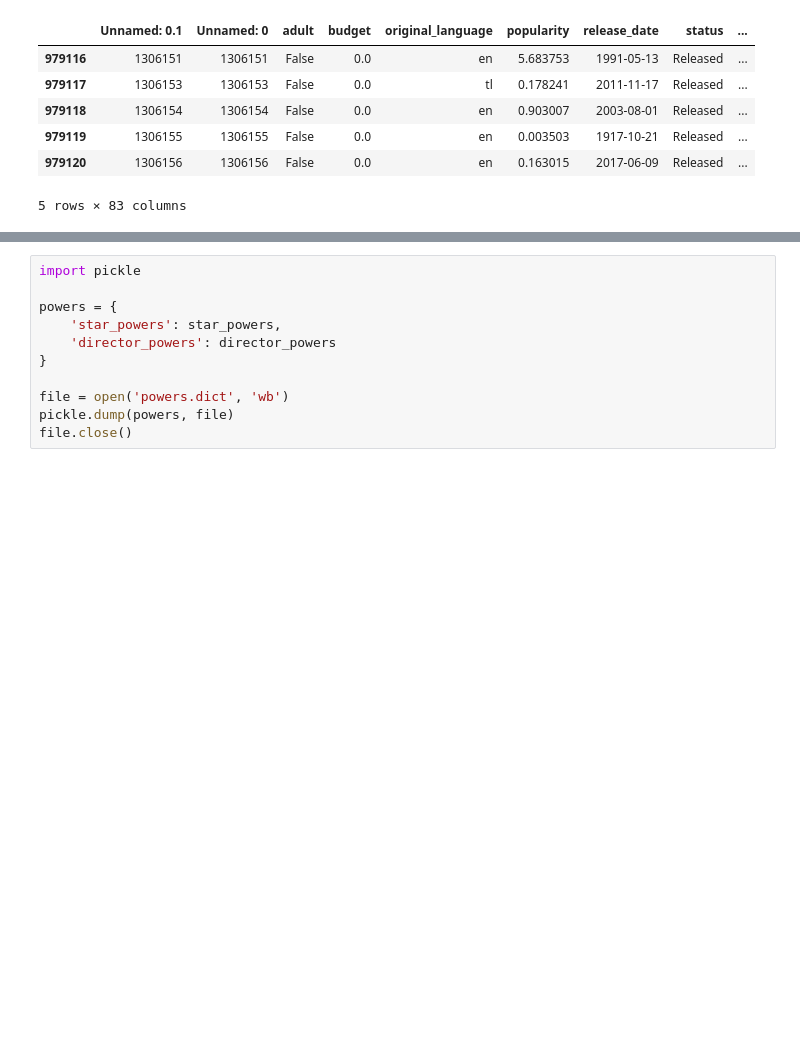
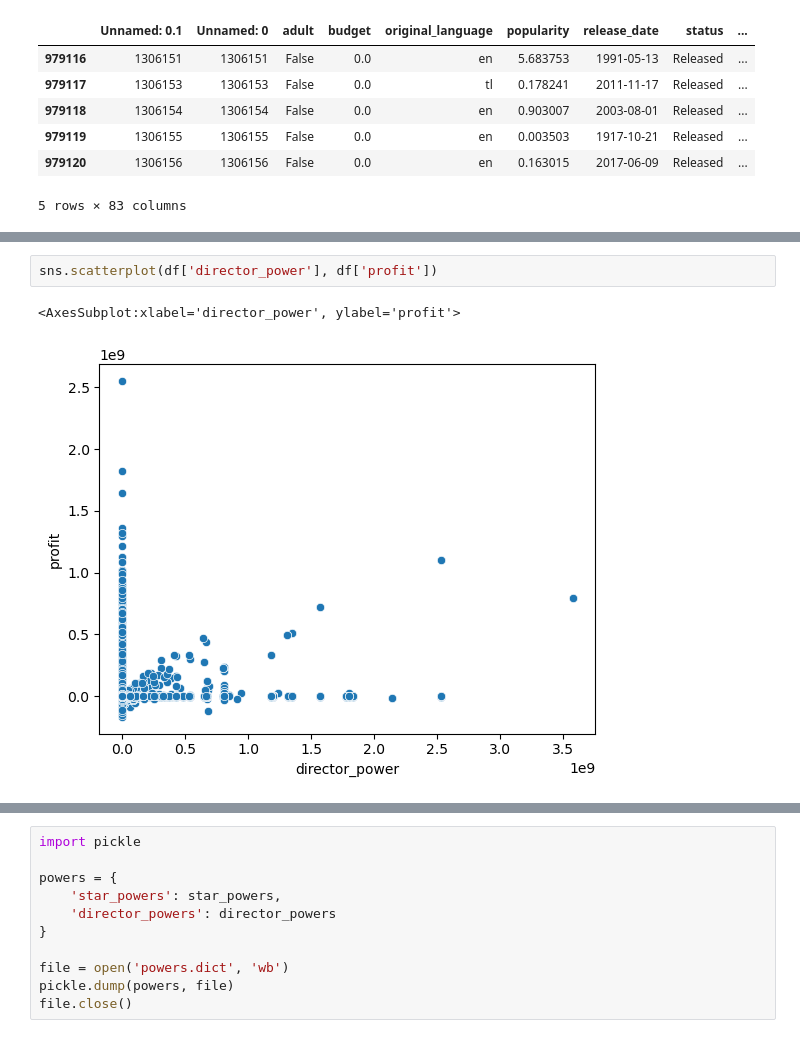
Before and after one commit to Rakshya8/movie_project, a Jupyter notebook: 03-star-power.ipynb, the cells around one changed output, grey strips where cells are left out. Cells and saved outputs as stored; diff of their text form; blank space fills up the shorter version.

```diff
--- a/03-star-power.ipynb
+++ b/03-star-power.ipynb
@@ -134,0 +152,5 @@ df.tail()
+# %%
+sns.scatterplot(df['director_power'], df['profit'])
+# %% [output]
+<AxesSubplot:xlabel='director_power', ylabel='profit'>
+[figure, added]
```
Also changed, not shown: parts of 5 cells of this notebook.
